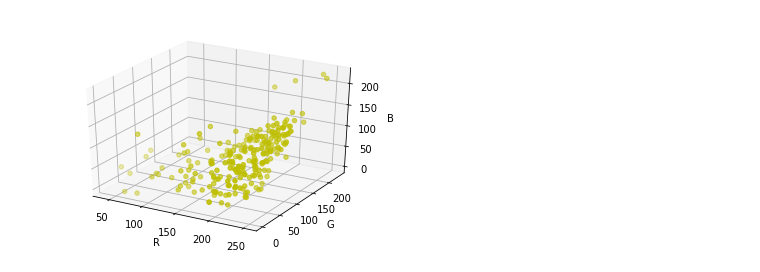
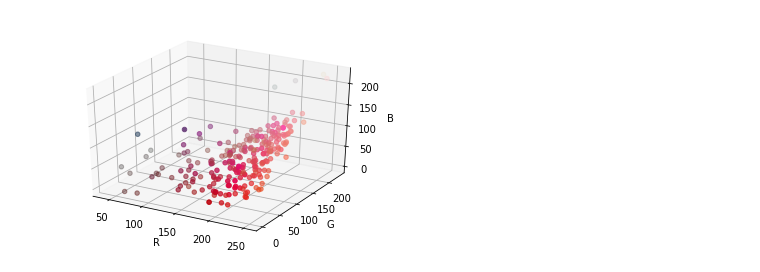
Before and after one commit to Mustela-sibirica/Lipstick_color_code, a Jupyter notebook: colour_to_3D.ipynb, the cells around one changed output. Drawn from its saved outputs; the diff is of its cells as text; code cells hidden in the pictures.

```diff
--- a/colour_to_3D.ipynb
+++ b/colour_to_3D.ipynb
@@ -3,32 +3,34 @@
 import csv
 import numpy as np
 import matplotlib.pyplot as plt
 from mpl_toolkits.mplot3d import Axes3D
 
 name= []
+Hex = []
 R = []
 G = []
 B = []
 with open(r'C:\Users\SUN\Desktop\口红数据v0.1.csv') as f:
     f_csv = csv.reader(f)
     headers = next(f_csv)
     for row in f_csv:
         code_list = list(row[1])
         for i in code_list:
             code_1 = int((code_list[1] + code_list[2]),16)
             code_2 = int((code_list[3] + code_list[4]),16)
             code_3 = int((code_list[5] + code_list[6]),16)
             item = [row[0], code_1, code_2, code_3]
         name.append(item)
+        Hex.append(row[1])
         R.append(code_1)
         G.append(code_2)
         B.append(code_3)
 fig = plt.figure()
 ax = plt.subplot(111,projection='3d')
-ax.scatter(R, G, B, c='y')
+ax.scatter(R, G, B, c=Hex)
 ax.set_xlabel("R")
 ax.set_ylabel("G")
 ax.set_zlabel("B")
 plt.show()
 # %% [output]
-[figure, old version]
+[figure, new version]
```
